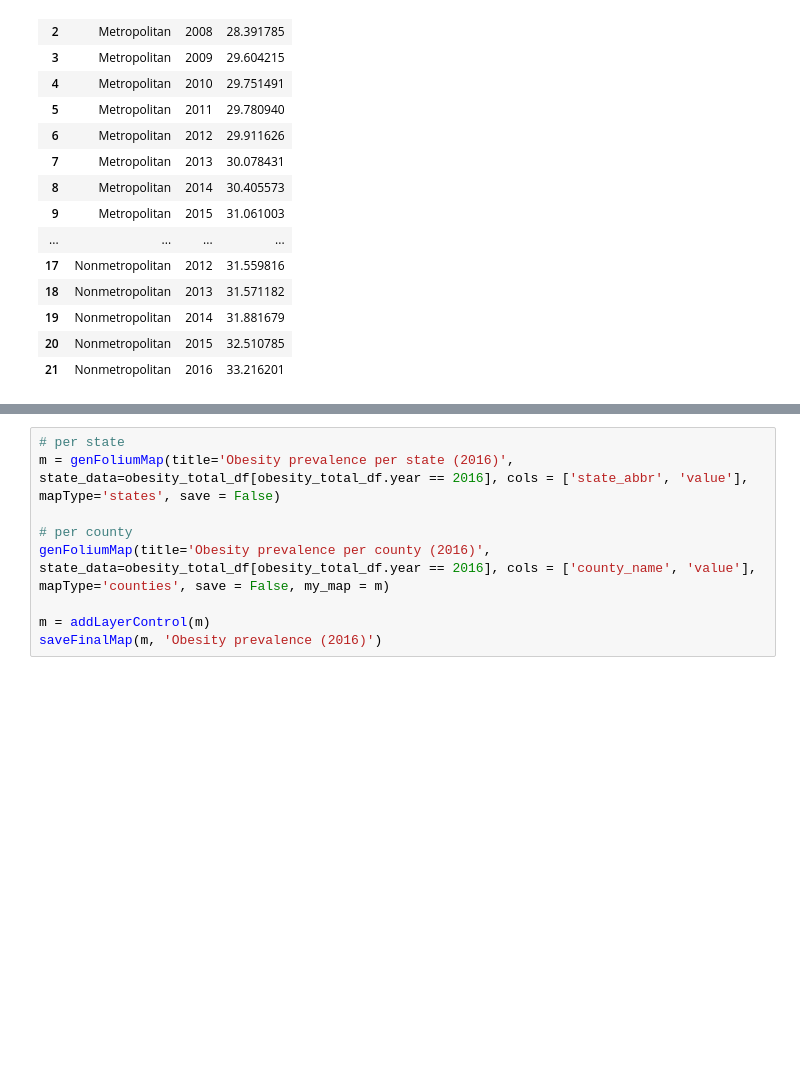
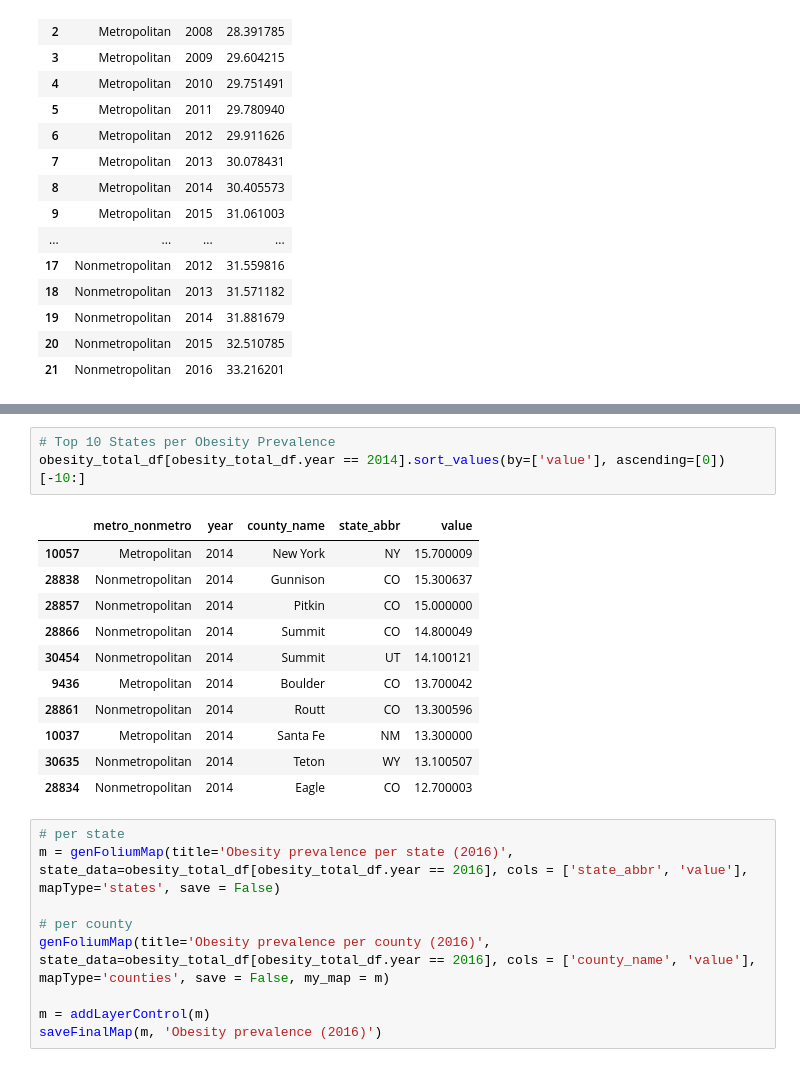
Before and after one commit to lfko/ut-health-project, a Jupyter notebook: src/ut_part1_rural_urban_health.ipynb, the cells around one changed output, grey strips where cells are left out. Drawn from its saved outputs; the diff is of its cells as text; blank space fills up the shorter version.

```diff
--- a/src/ut_part1_rural_urban_health.ipynb
+++ b/src/ut_part1_rural_urban_health.ipynb
@@ -324,3 +350,18 @@ obesity_total_df.groupby(['metro_nonmetro', 'year'], as_index = False).mean()
+# %%
+# Top 10 States per Obesity Prevalence
+obesity_total_df[obesity_total_df.year == 2014].sort_values(by=['value'], ascending=[0])[-10:]
+# %% [output]
+|  | metro_nonmetro | year | county_name | state_abbr | value |
+| 10057 | Metropolitan | 2014 | New York | NY | 15.700009 |
+| 28838 | Nonmetropolitan | 2014 | Gunnison | CO | 15.300637 |
+| 28857 | Nonmetropolitan | 2014 | Pitkin | CO | 15.000000 |
+| 28866 | Nonmetropolitan | 2014 | Summit | CO | 14.800049 |
+| 30454 | Nonmetropolitan | 2014 | Summit | UT | 14.100121 |
+| 9436 | Metropolitan | 2014 | Boulder | CO | 13.700042 |
+| 28861 | Nonmetropolitan | 2014 | Routt | CO | 13.300596 |
+| 10037 | Metropolitan | 2014 | Santa Fe | NM | 13.300000 |
+| 30635 | Nonmetropolitan | 2014 | Teton | WY | 13.100507 |
+| 28834 | Nonmetropolitan | 2014 | Eagle | CO | 12.700003 |
 # %%
 # per state
 m = genFoliumMap(title='Obesity prevalence per state (2016)', state_data=obesity_total_df[obesity_total_df.year == 2016], cols = ['state_abbr', 'value'], mapType='states', save = False)
```
Also changed, not shown: parts of 15 cells of this notebook, 8 other files.
